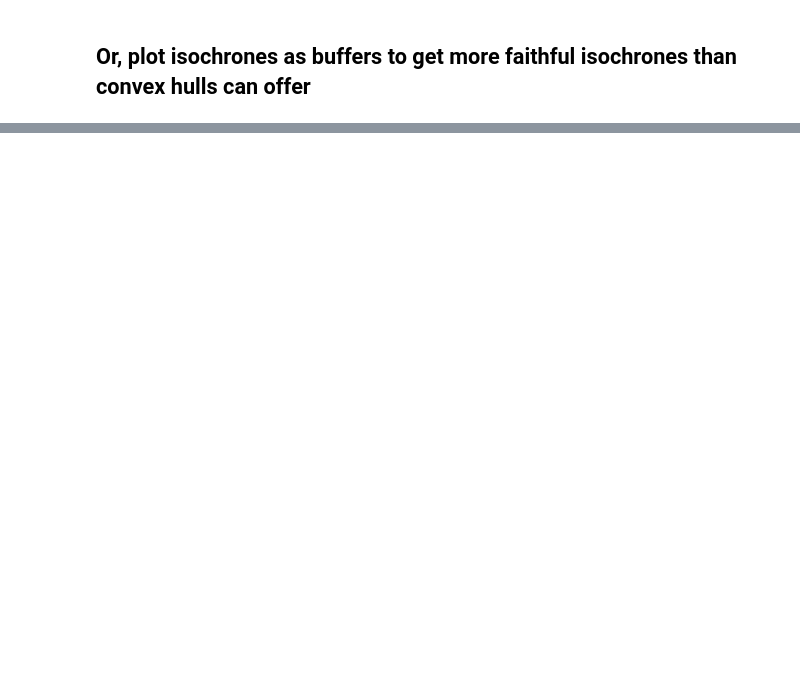
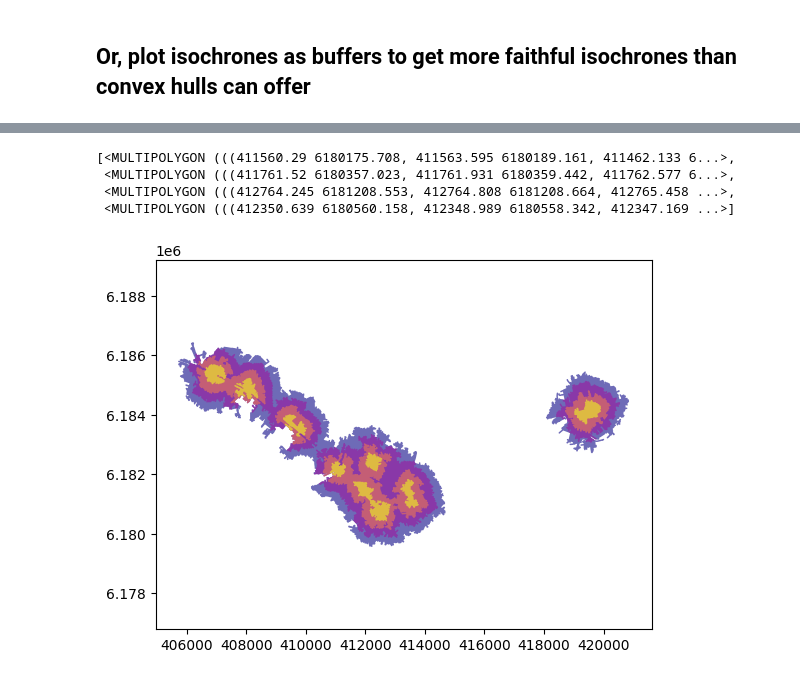
Before and after one commit to DoneGame/Metro-Coverage-Mapa, a Jupyter notebook: osmnx-isochrones.ipynb, the cells around one changed output, grey strips where cells are left out. Drawn from its saved outputs; the diff is of its cells as text; code cells hidden in the pictures; blank space fills up the shorter version.

```diff
--- a/osmnx-isochrones.ipynb
+++ b/osmnx-isochrones.ipynb
@@ -288,3 +233,5 @@ plt.show()
+# %%
+station_isochrones[station] = isochrones
 # %%
 fig, axs = plt.subplots()
 axs.set_aspect('equal', 'datalim')
@@ -299,0 +267,20 @@ plt.show()
+# %%
+mapa = [shapely.union_all([x[i] for x in list(station_isochrones.values())]) for i in range(len(trip_times))]
+mapa
+# %% [output]
+[<MULTIPOLYGON (((411560.29 6180175.708, 411563.595 6180189.161, 411462.133 6...>,
+ <MULTIPOLYGON (((411761.52 6180357.023, 411761.931 6180359.442, 411762.577 6...>,
+ <MULTIPOLYGON (((412764.245 6181208.553, 412764.808 6181208.664, 412765.458 ...>,
+ <MULTIPOLYGON (((412350.639 6180560.158, 412348.989 6180558.342, 412347.169 ...>]
+# %%
+fig, axs = plt.subplots()
+axs.set_aspect('equal', 'datalim')
+
+for polygon, fc in zip(mapa, iso_colors):
+    for geom in polygon.geoms:
+        xs, ys = geom.exterior.xy
+        axs.fill(xs, ys, fc=fc, ec='none', alpha=0.6, zorder=-1)
+
+plt.show()
+# %% [output]
+[figure, added]
```
Also changed, not shown: parts of 33 cells of this notebook, 1 other file.
